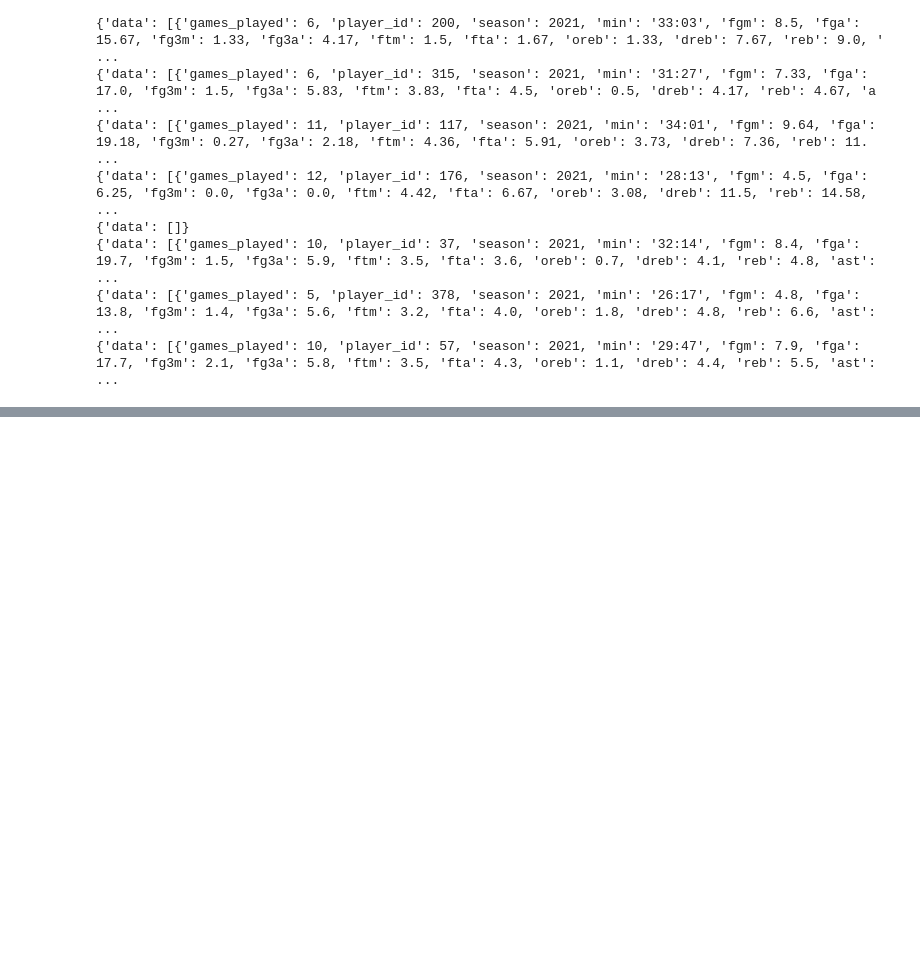
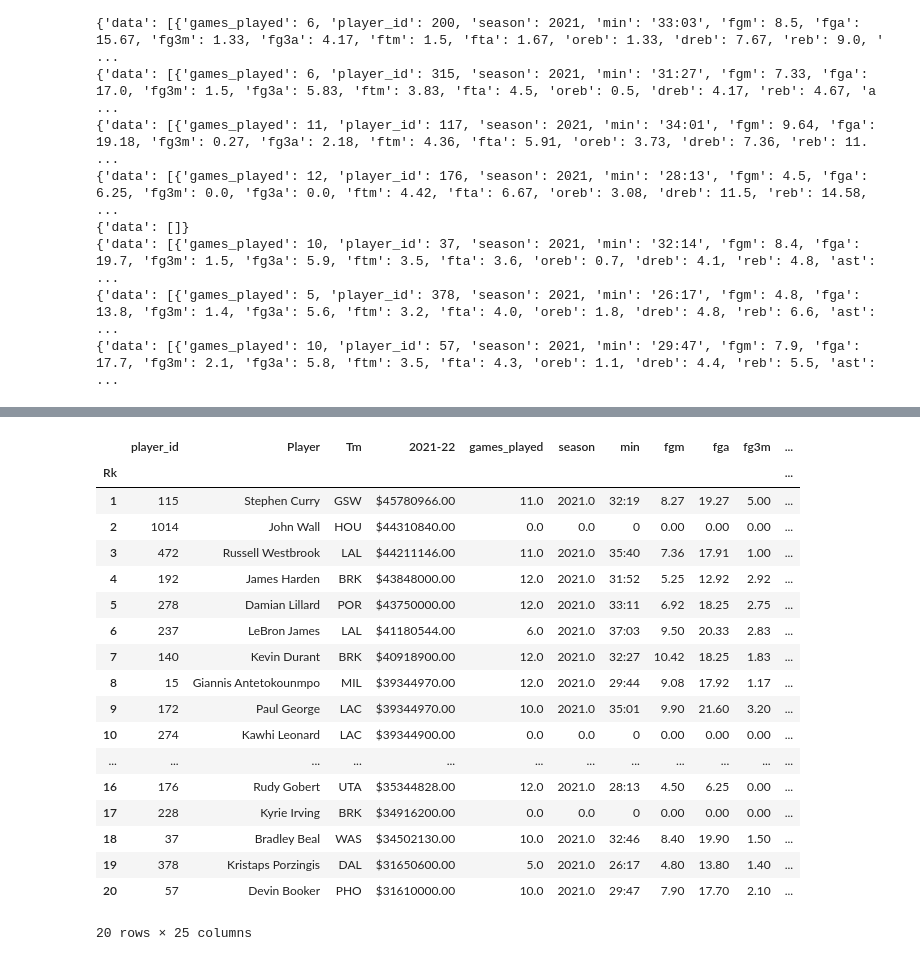
Before and after one commit to tylergusmyers/nba_analyzer, a Jupyter notebook: nba/nba/nba_player_data.ipynb, the cells around one changed output, grey strips where cells are left out. Drawn from its saved outputs; the diff is of its cells as text; code cells hidden in the pictures; blank space fills up the shorter version.

```diff
--- a/nba/nba/nba_player_data.ipynb
+++ b/nba/nba/nba_player_data.ipynb
@@ -190,0 +190,4 @@ id_player_dict
+# %%
+player_id_df = pd.DataFrame(player_id_list)
+salary_id_join = player_id_df.join(salary_df)
+salary_id_join
@@ -190,0 +212,3 @@ id_player_dict
+# %%
+salary_player_id_df = salary_id_join.rename(columns={0: 'player_id'})
+salary_player_id_df
@@ -190,0 +233,23 @@ id_player_dict
+# %%
+all_data_df = salary_player_id_df.merge(averages_df, on='player_id', how = 'outer')
+all_data_df.set_index('Rk').fillna(0)
+# %% [output]
+|  | player_id | Player | Tm | 2021-22 | games_played | season | min | fgm | fga | fg3m | ... |
+| Rk |  |  |  |  |  |  |  |  |  |  | ... |
+| 1 | 115 | Stephen Curry | GSW | $45780966.00 | 11.0 | 2021.0 | 32:19 | 8.27 | 19.27 | 5.00 | ... |
+| 2 | 1014 | John Wall | HOU | $44310840.00 | 0.0 | 0.0 | 0 | 0.00 | 0.00 | 0.00 | ... |
+| 3 | 472 | Russell Westbrook | LAL | $44211146.00 | 11.0 | 2021.0 | 35:40 | 7.36 | 17.91 | 1.00 | ... |
+| 4 | 192 | James Harden | BRK | $43848000.00 | 12.0 | 2021.0 | 31:52 | 5.25 | 12.92 | 2.92 | ... |
+| 5 | 278 | Damian Lillard | POR | $43750000.00 | 12.0 | 2021.0 | 33:11 | 6.92 | 18.25 | 2.75 | ... |
+| 6 | 237 | LeBron James | LAL | $41180544.00 | 6.0 | 2021.0 | 37:03 | 9.50 | 20.33 | 2.83 | ... |
+| 7 | 140 | Kevin Durant | BRK | $40918900.00 | 12.0 | 2021.0 | 32:27 | 10.42 | 18.25 | 1.83 | ... |
+| 8 | 15 | Giannis Antetokounmpo | MIL | $39344970.00 | 12.0 | 2021.0 | 29:44 | 9.08 | 17.92 | 1.17 | ... |
+| 9 | 172 | Paul George | LAC | $39344970.00 | 10.0 | 2021.0 | 35:01 | 9.90 | 21.60 | 3.20 | ... |
+| 10 | 274 | Kawhi Leonard | LAC | $39344900.00 | 0.0 | 0.0 | 0 | 0.00 | 0.00 | 0.00 | ... |
+| ... | ... | ... | ... | ... | ... | ... | ... | ... | ... | ... | ... |
+| 16 | 176 | Rudy Gobert | UTA | $35344828.00 | 12.0 | 2021.0 | 28:13 | 4.50 | 6.25 | 0.00 | ... |
+| 17 | 228 | Kyrie Irving | BRK | $34916200.00 | 0.0 | 0.0 | 0 | 0.00 | 0.00 | 0.00 | ... |
+| 18 | 37 | Bradley Beal | WAS | $34502130.00 | 10.0 | 2021.0 | 32:46 | 8.40 | 19.90 | 1.50 | ... |
+| 19 | 378 | Kristaps Porzingis | DAL | $31650600.00 | 5.0 | 2021.0 | 26:17 | 4.80 | 13.80 | 1.40 | ... |
+| 20 | 57 | Devin Booker | PHO | $31610000.00 | 10.0 | 2021.0 | 29:47 | 7.90 | 17.70 | 2.10 | ... |
+20 rows × 25 columns
```
Also changed, not shown: parts of 7 cells of this notebook.
